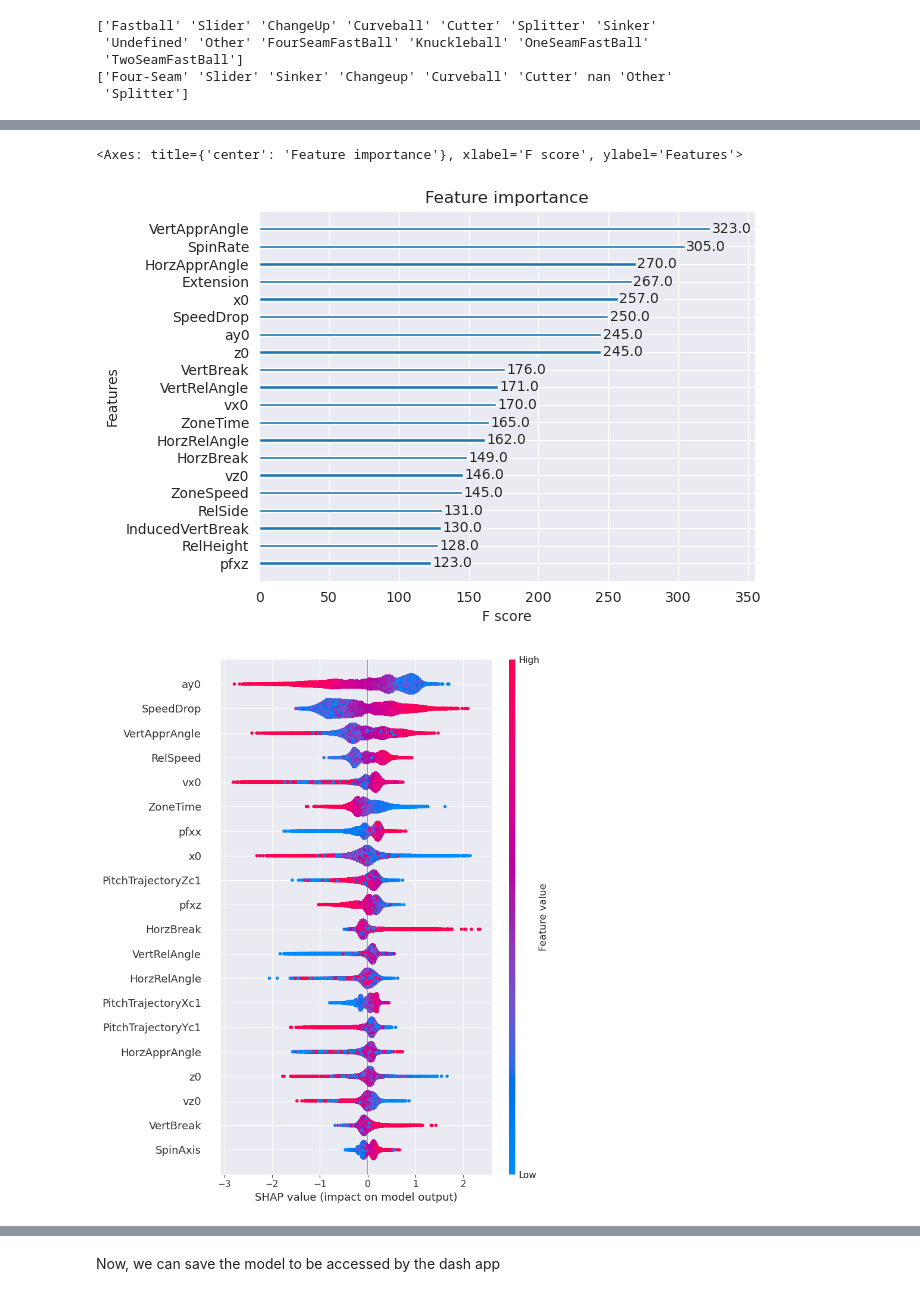
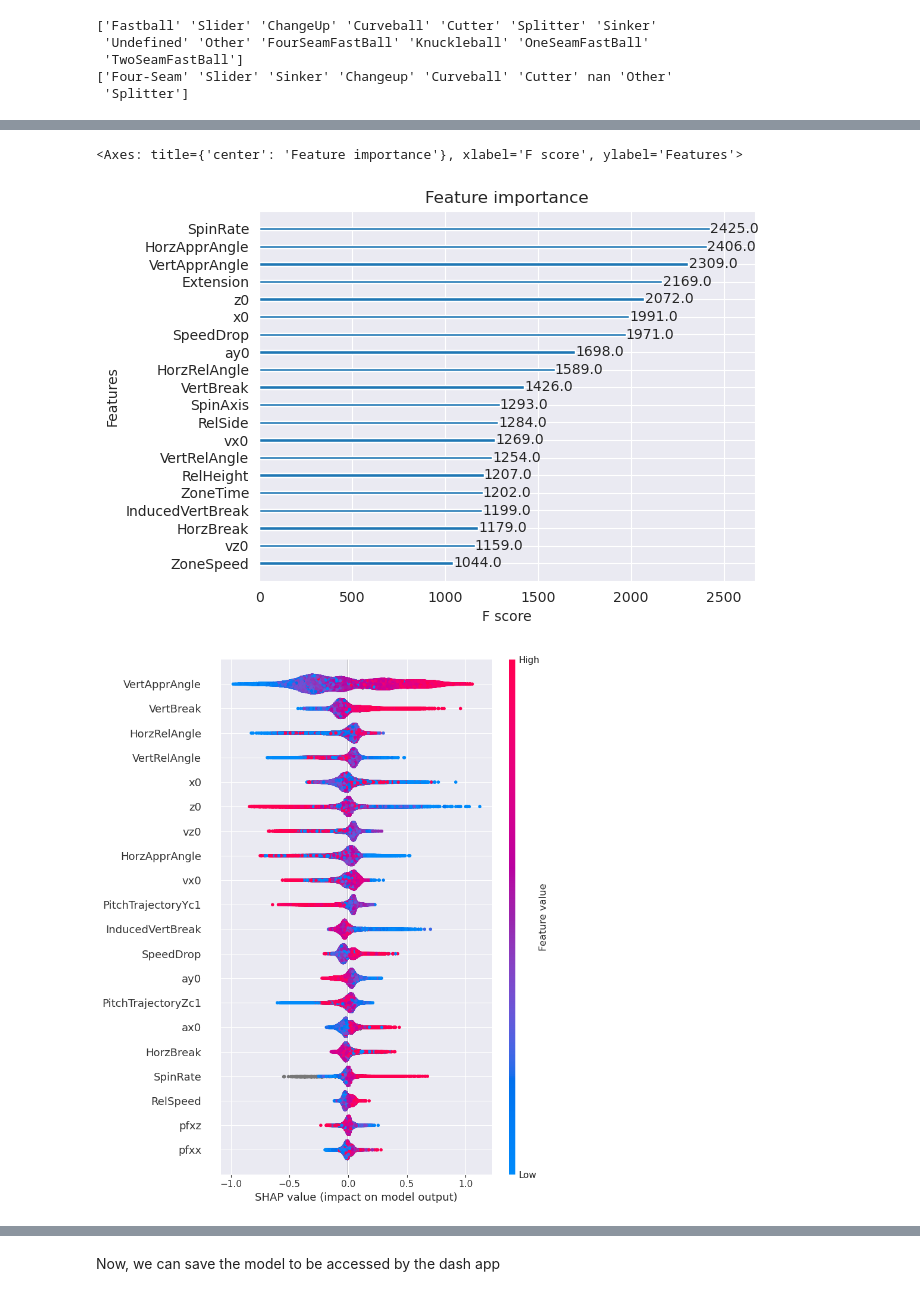
Before and after one commit to charlesbenfer/stuff_plus, a Jupyter notebook: data_analysis/fastball_models/fastball_xgboost.ipynb, the cells around one changed output, grey strips where cells are left out. Saved outputs shown, nothing was run; the diff lists cells and outputs as text; code cells hidden in the pictures.

Commit message:
Added hyperparameter tuning for fastball and fourseam models, plus added some function code for use in app later.

```diff
--- a/data_analysis/fastball_models/fastball_xgboost.ipynb
+++ b/data_analysis/fastball_models/fastball_xgboost.ipynb
@@ -150,19 +167,19 @@ ROC AUC: 0.5053
 # %%
-xgboost.plot_importance(model, max_num_features=20)
+xgboost.plot_importance(best_model, max_num_features=20)
 # %% [output]
 <Axes: title={'center': 'Feature importance'}, xlabel='F score', ylabel='Features'>
-[figure, old version]
+[figure, new version]
 # %%
 # Step 1: Initialize the SHAP explainer
-explainer = shap.Explainer(model, X_train)
+explainer = shap.Explainer(best_model, X_train)
 
 # Step 2: Calculate SHAP values for the training data
 shap_values = explainer(X_train)
 
 # Step 3: Plot a summary plot
 shap.summary_plot(shap_values, X_train, feature_names=X_train.columns)
 # %% [output]
-[figure, old version]
+[figure, new version]
 # %%
 shap.summary_plot(shap_values, X_train, feature_names=X_train.columns, plot_type='bar')
 # %% [output]
```
Also changed, not shown: parts of 16 cells of this notebook, 10 other files.
